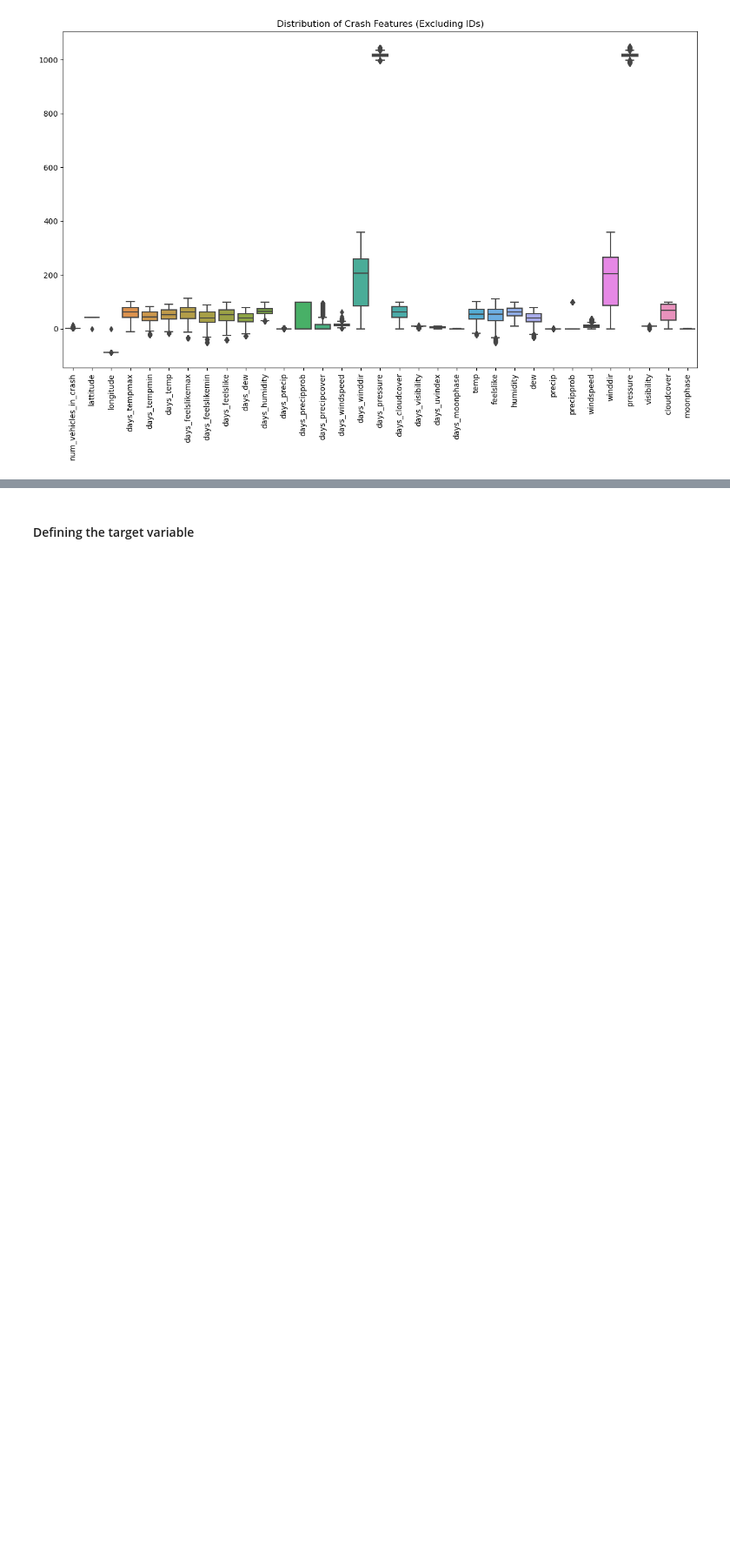
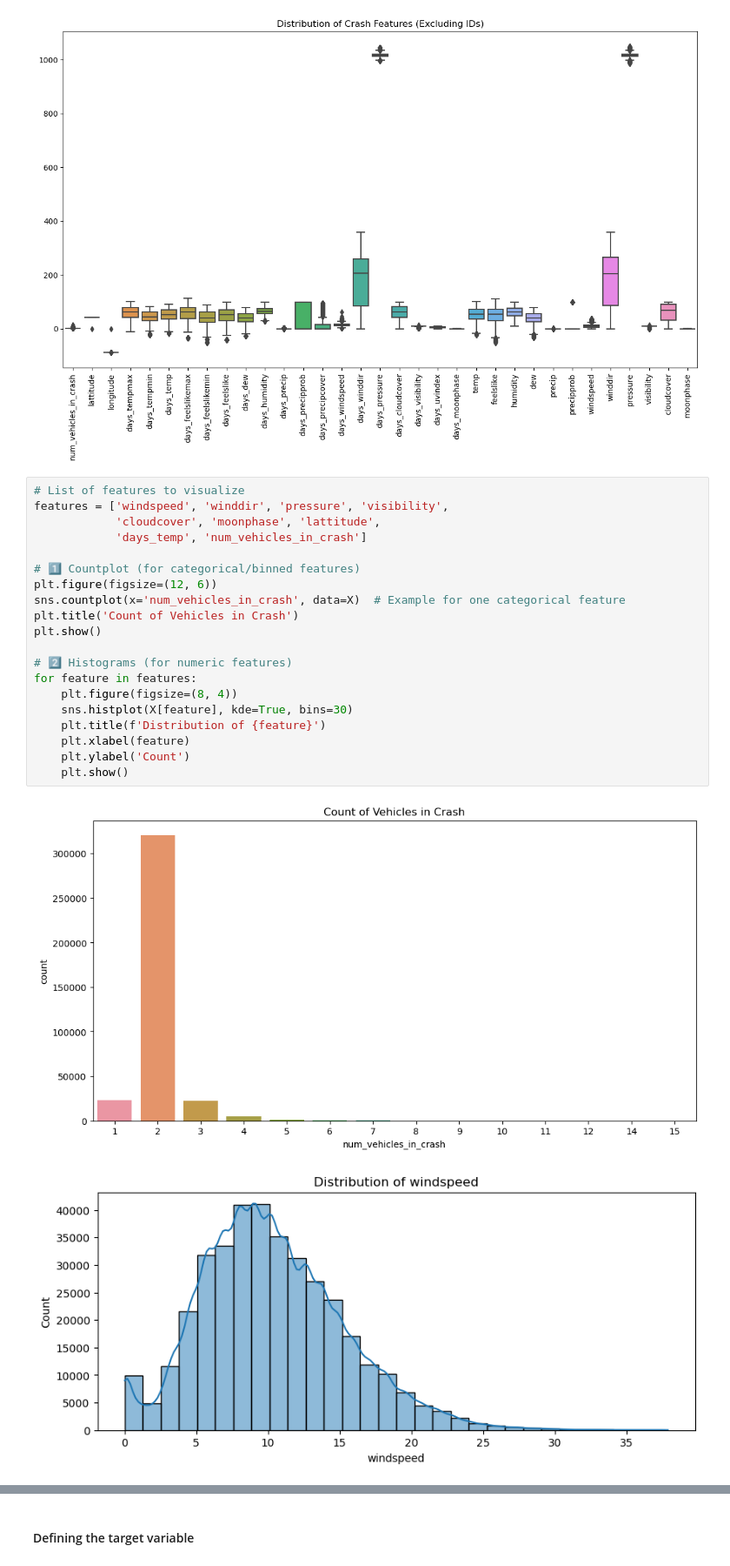
Before and after one commit to Grace-Neema-bit/Chicago-Car-Crash-Prediction-and-Analysis, a Jupyter notebook: project.ipynb, the cells around one changed output, grey strips where cells are left out. Shown at 87% size. Cells and saved outputs as stored; diff of their text form; blank space fills up the shorter version.

Commit message:
code documentation: images

```diff
--- a/project.ipynb
+++ b/project.ipynb
@@ -131,3 +133,26 @@ plt.title("Distribution of Crash Features (Excluding IDs)")
 plt.show()
 # %% [output]
 [figure]
+# %%
+# List of features to visualize
+features = ['windspeed', 'winddir', 'pressure', 'visibility',
+            'cloudcover', 'moonphase', 'lattitude',
+            'days_temp', 'num_vehicles_in_crash']
+
+# 1️⃣ Countplot (for categorical/binned features)
+plt.figure(figsize=(12, 6))
+sns.countplot(x='num_vehicles_in_crash', data=X)  # Example for one categorical feature
+plt.title('Count of Vehicles in Crash')
+plt.show()
+
+# 2️⃣ Histograms (for numeric features)
+for feature in features:
+    plt.figure(figsize=(8, 4))
+    sns.histplot(X[feature], kde=True, bins=30)
+    plt.title(f'Distribution of {feature}')
+    plt.xlabel(feature)
+    plt.ylabel('Count')
+    plt.show()
+# %% [output]
+[figure, added]
+[figure, added]
```
Also changed, not shown: parts of 9 cells of this notebook, 2 other files.
